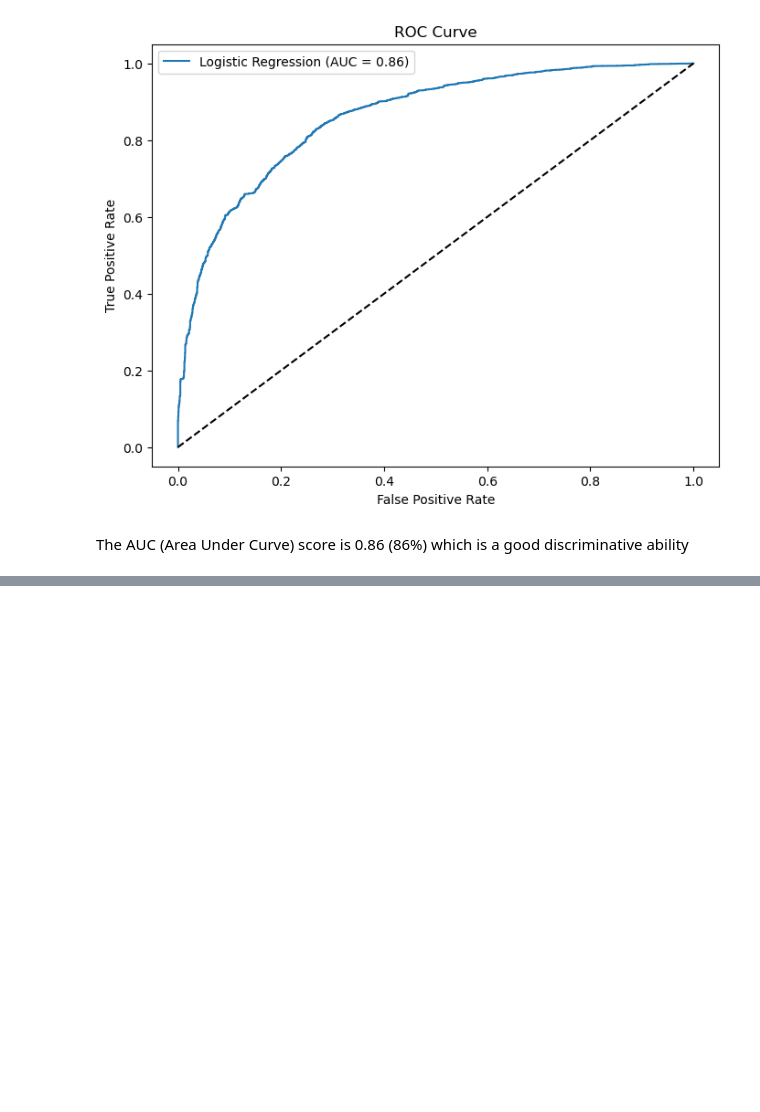
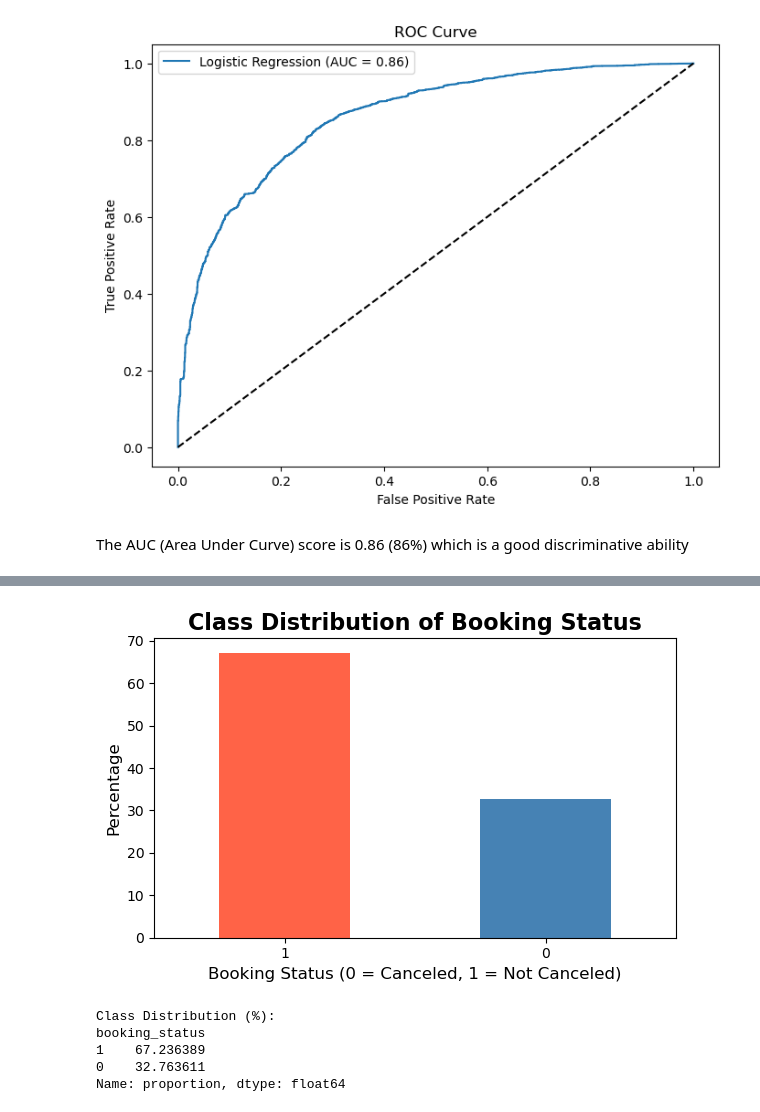
Before and after one commit to James-tech4/JAMES-PHASE-3-DSPT-8-PROJECT, a Jupyter notebook: project.ipynb, the cells around one changed output, grey strips where cells are left out. Drawn from its saved outputs; the diff is of its cells as text; code cells hidden in the pictures; blank space fills up the shorter version.

```diff
--- a/project.ipynb
+++ b/project.ipynb
@@ -468,0 +518,24 @@ The AUC (Area Under Curve) score is 0.86 (86%) which is a good discriminative ab
+# %%
+# Checking class distribution in the target variable
+class_distribution = data['booking_status'].value_counts(normalize=True) * 100
+
+# Plotting the class distribution
+plt.figure(figsize=(6, 4))
+class_distribution.plot(kind='bar', color=['#FF6347', '#4682B4'])
+plt.title('Class Distribution of Booking Status', fontsize=16, fontweight='bold')
+plt.xlabel('Booking Status (0 = Canceled, 1 = Not Canceled)', fontsize=12)
+plt.ylabel('Percentage', fontsize=12)
+plt.xticks(rotation=0)
+plt.tight_layout()
+plt.show()
+
+# Print class distribution
+print("Class Distribution (%):")
+print(class_distribution)
+# %% [output]
+[figure, added]
+Class Distribution (%):
+booking_status
+1    67.236389
+0    32.763611
+Name: proportion, dtype: float64
```
Also changed, not shown: parts of 16 cells of this notebook.
